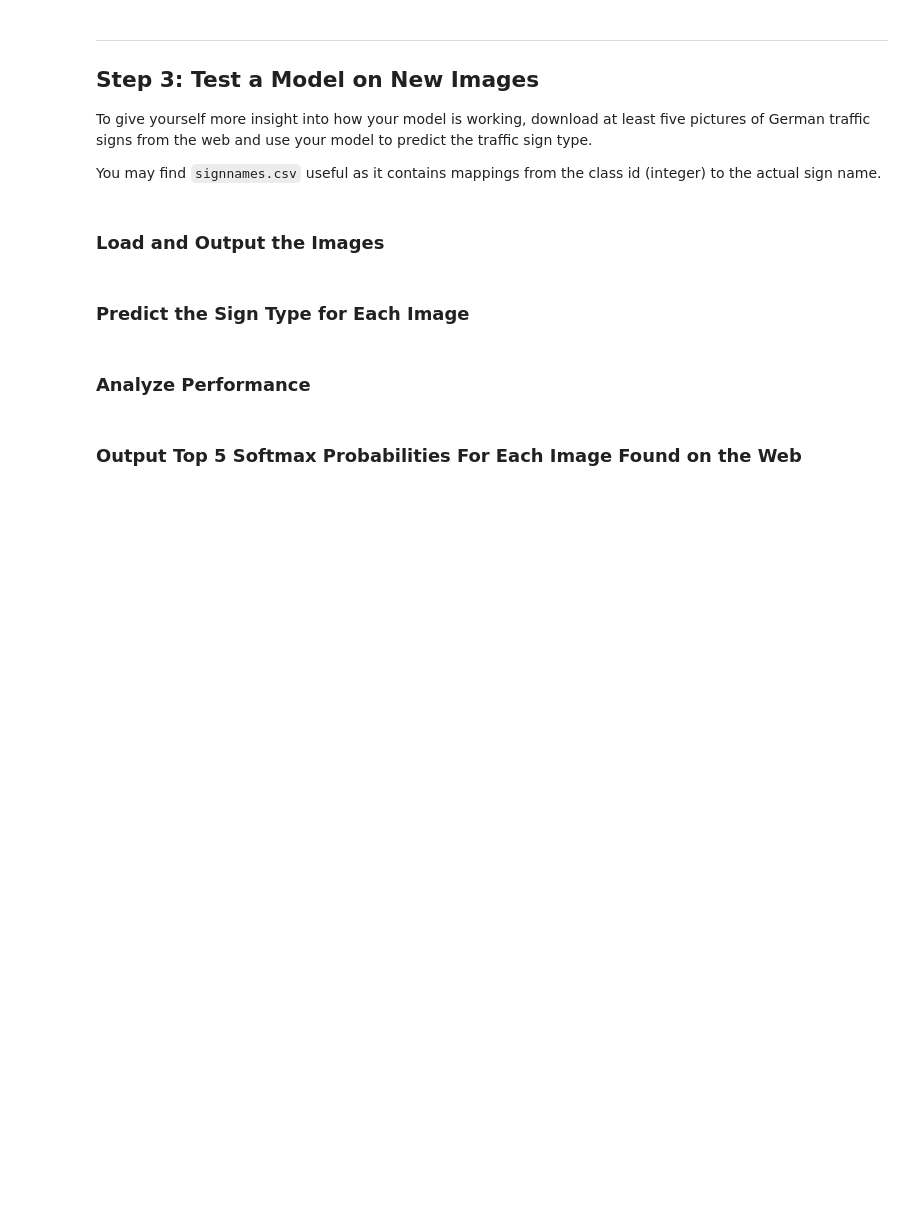
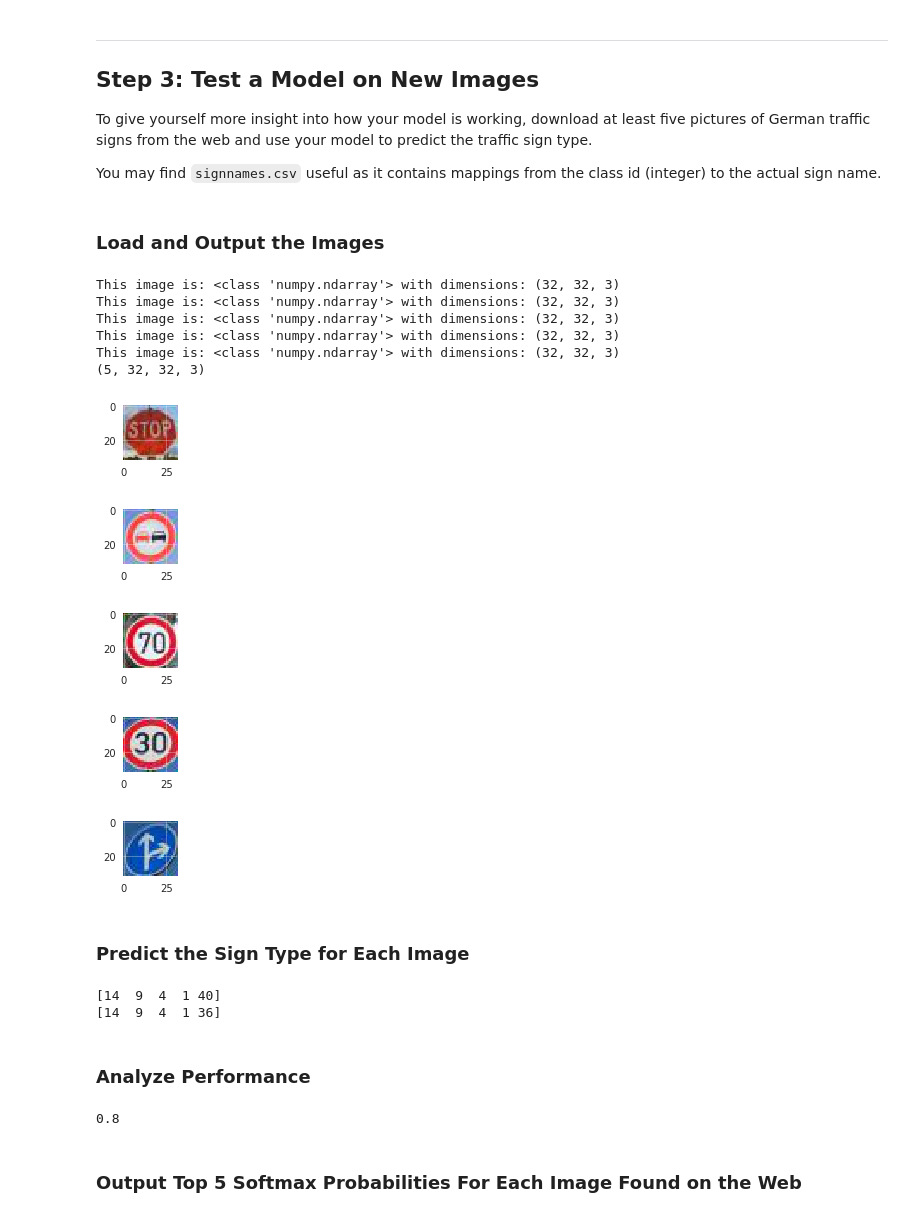
Before and after one commit to bijancn/CarND-Traffic-Sign-Classifier-Project, a Jupyter notebook: Traffic_Sign_Classifier.ipynb, the cells around one changed output. Cells and saved outputs as stored; diff of their text form; code cells hidden in the pictures; blank space fills up the shorter version.

```diff
--- a/Traffic_Sign_Classifier.ipynb
+++ b/Traffic_Sign_Classifier.ipynb
@@ -345,14 +351,55 @@ You may find `signnames.csv` useful as it contains mappings from the class id (i
+# %%
+### Load the images and plot them here.
+### Feel free to use as many code cells as needed.
+import matplotlib.image as mpimg
+images = []
+def load_and_show_image(name):
+    image = mpimg.imread(name)
+    print('This image is:', type(image), 'with dimensions:', image.shape)
+    plt.figure(figsize=(1,1))
+    plt.imshow(image)
+    return image
+names = ['stop.jpg', 'nopassing.jpg', '70.jpg', '30.jpg', 'straightright.jpg']
+images = np.array([ load_and_show_image(name) for name in names])
+image_labels = np.array([14, 9, 4, 1, 36])
+print (images.shape)
+# %% [output]
+This image is: <class 'numpy.ndarray'> with dimensions: (32, 32, 3)
+This image is: <class 'numpy.ndarray'> with dimensions: (32, 32, 3)
+This image is: <class 'numpy.ndarray'> with dimensions: (32, 32, 3)
+This image is: <class 'numpy.ndarray'> with dimensions: (32, 32, 3)
+This image is: <class 'numpy.ndarray'> with dimensions: (32, 32, 3)
+(5, 32, 32, 3)
+[figure, added]
+[figure, added]
+[figure, added]
+[figure, added]
+[figure, added]
 # %% [markdown]
 ### Predict the Sign Type for Each Image
 # %%
 ### Run the predictions here and use the model to output the prediction for each image.
 ### Make sure to pre-process the images with the same pre-processing pipeline used earlier.
 ### Feel free to use as many code cells as needed.
+with tf.Session() as sess:
+    saver.restore(sess, tf.train.latest_checkpoint('.'))
+    prediction = sess.run(tf.argmax(logits, 1), feed_dict={x_tf: np.array(images, np.float32), y_tf: np.array(image_labels, np.int32)})
+    print(prediction)
+    print(image_labels)
+# %% [output]
+[14  9  4  1 40]
+[14  9  4  1 36]
 # %% [markdown]
 ### Analyze Performance
 # %%
 ### Calculate the accuracy for these 5 new images.
 ### For example, if the model predicted 1 out of 5 signs correctly, it's 20% accurate on these new images.
+with tf.Session() as sess:
+    saver.restore(sess, tf.train.latest_checkpoint('.'))
+    accuracy = sess.run(accuracy_operation, feed_dict={x_tf: np.array(images, np.float32), y_tf: np.array(image_labels, np.int32)})
+    print(accuracy)
+# %% [output]
+0.8
 # %% [markdown]
 ### Output Top 5 Softmax Probabilities For Each Image Found on the Web
 # %% [markdown]
```
Also changed, not shown: parts of 6 cells of this notebook, 5 other files.
